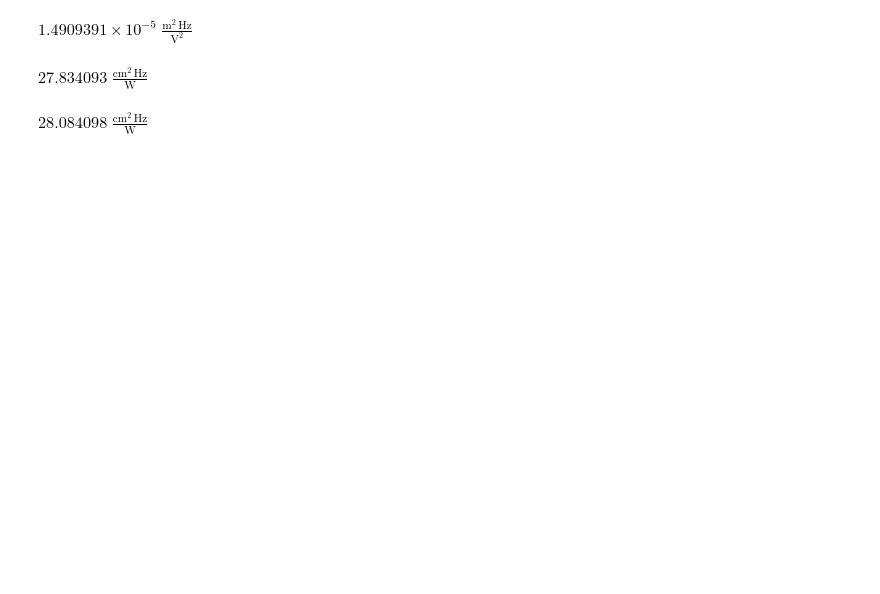
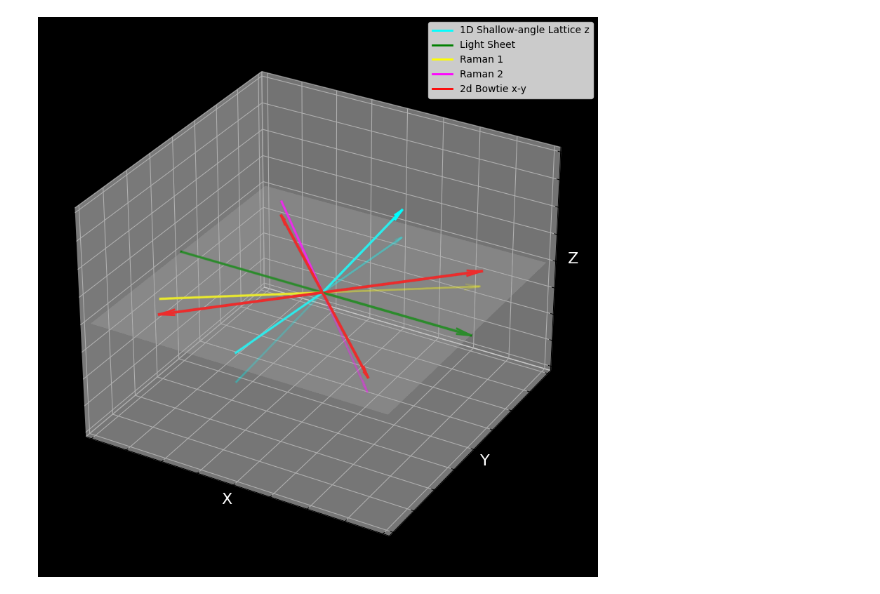
Before and after one commit to lightmat/lightmat, a Jupyter notebook: test_matter.ipynb, the cells around one changed output. Saved outputs shown, nothing was run; the diff lists cells and outputs as text; code cells hidden in the pictures; blank space fills up the shorter version.

```diff
--- a/test_matter.ipynb
+++ b/test_matter.ipynb
@@ -25,3 +81,29 @@ array([0., 1.])
+# %%
+w0_rm = 700 * u.um
+lambda_rm = (c / ((c/(770.108385049*u.nm)).to(u.GHz)  - 50*u.GHz)).to(u.nm) # see Tiecke
+P_rm1 = 50 * u.mW
+P_rm2 = 50 * u.mW
+
+
+raman1 = GaussianBeam(
+    beam_direction_vec=(1,1,-0.2),
+    pol_Jones_vec=(1,0), # linear horizontal
+    lambda_=lambda_rm,
+    w0=w0_rm,
+    P=P_rm1,
+    z0=0,
+    name='Raman 1',
+)
+
+raman2 = GaussianBeam(
+    beam_direction_vec=(1,-1,-0.2),
+    pol_Jones_vec=(1,0), # linear horizontal
+    lambda_=lambda_rm,
+    w0=w0_rm,
+    P=P_rm2,
+    z0=0,
+    name='Raman 2',
+)
 # %%
 hfs_state = {'n': 4, 'L': 's', 'J': 1/2, 'F': 9/2, 'mF': 4, 'I': 4,}
 atom = Atom('K', hfs_state=hfs_state)
@@ -95,14 +110,14 @@ $1.4776668 \times 10^{-5} \; \mathrm{\frac{m^{2}\,Hz}{V^{2}}}$
-# %%
-alpha2 = 2.48832e-8 * 599.175 * u.Hz * u.m**2 / u.V**2
-
-alpha2
-# %% [output]
-$1.4909391 \times 10^{-5} \; \mathrm{\frac{m^{2}\,Hz}{V^{2}}}$
-# %%
-((alpha) / (2 * eps0 * c)).to(u.Hz/(u.W/u.cm**2))  # factor 4?
-# %% [output]
-$27.834093 \; \mathrm{\frac{cm^{2}\,Hz}{W}}$
-# %%
-((alpha2) / (2 * eps0 * c)).to(u.Hz/(u.W/u.cm**2))
-# %% [output]
-$28.084098 \; \mathrm{\frac{cm^{2}\,Hz}{W}}$
+# %%
+setup_bowtie = LaserSetup(
+    lasers=[lat1d_z, lightsheet, raman1, raman2, bowtie,],
+    atom=atom,
+)
+
+setup_regular = LaserSetup(
+    lasers=[lat1d_z, lightsheet, raman1, raman2, lat1d_x, lat1d_y,],
+    atom=atom,
+)
+# %%
+setup_bowtie.plot_beams()
+# %% [output]
+[figure, added]
```
Also changed, not shown: parts of 18 cells of this notebook, 26 other files.
